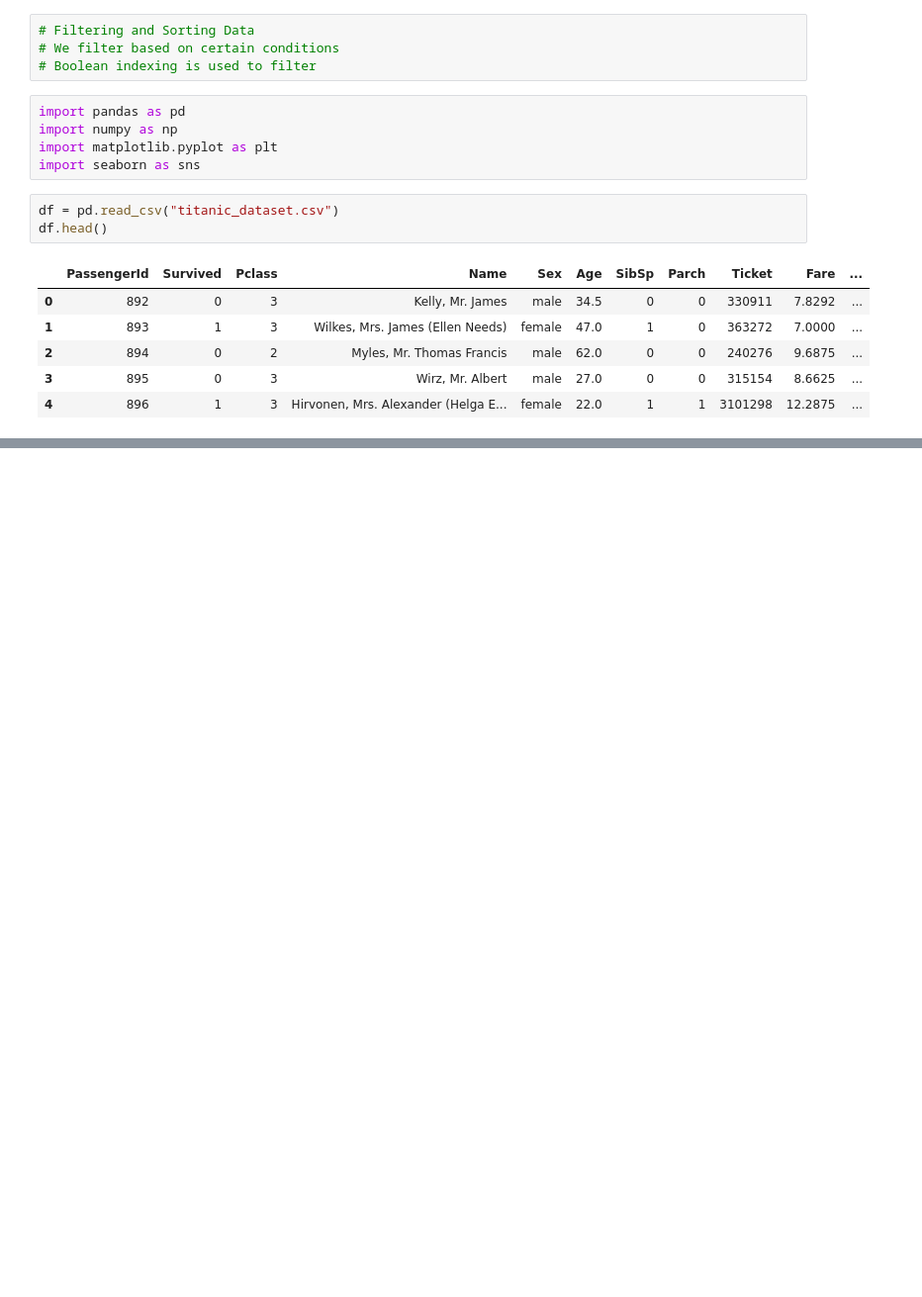
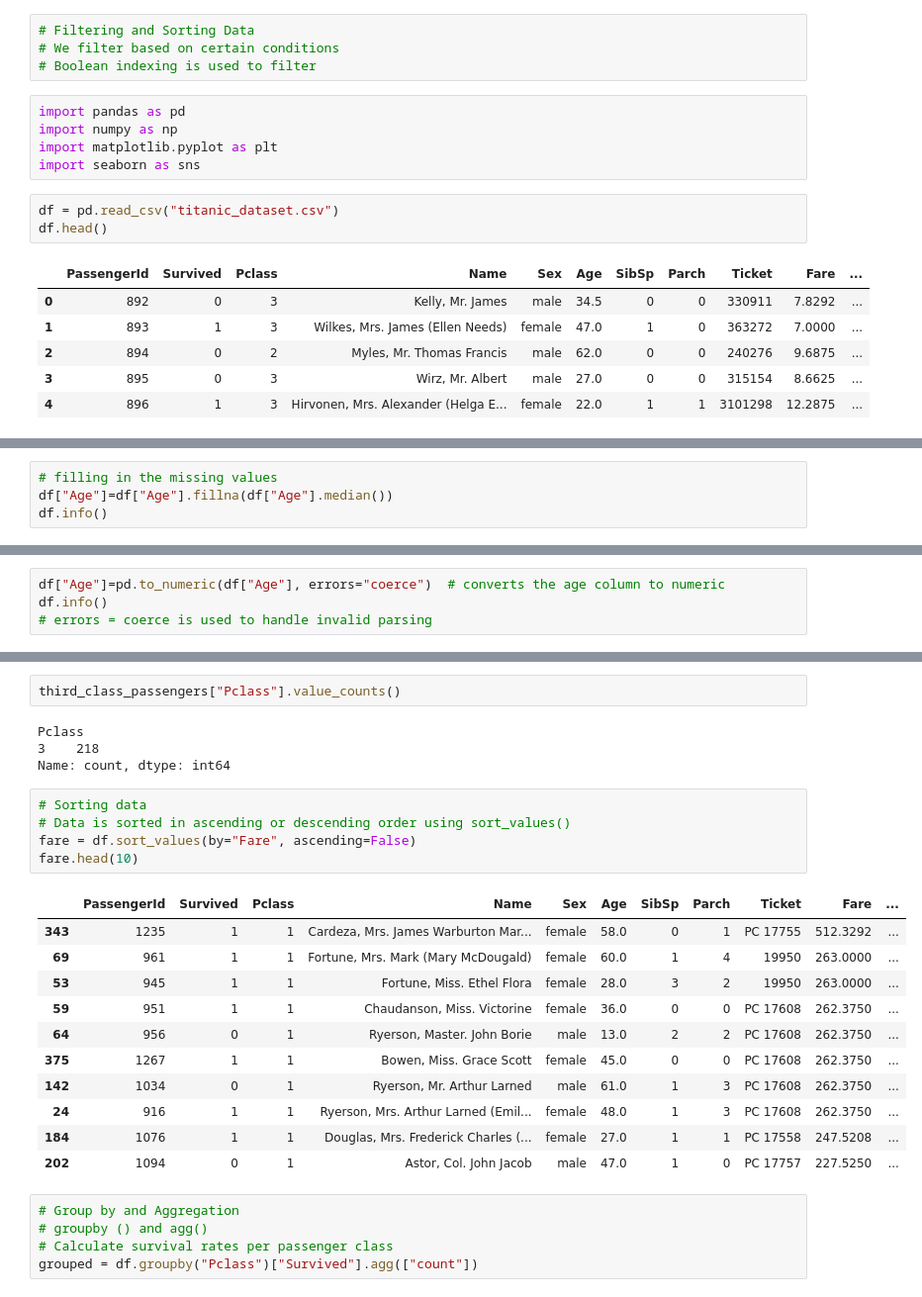
Before and after one commit to Cyrusz55/Cyrus-DataAnalysis-notebook, a Jupyter notebook: luxdev 13th.ipynb, the cells around one changed output, grey strips where cells are left out. Shown: that part at 99% size. Drawn from its saved outputs; the diff is of its cells as text; blank space fills up the shorter version.

```diff
--- a/luxdev 13th.ipynb
+++ b/luxdev 13th.ipynb
@@ -35,0 +86,4 @@ df.tail()
+# %%
+# filling in the missing values
+df["Age"]=df["Age"].fillna(df["Age"].median())
+df.info()
@@ -35,0 +110,4 @@ df.tail()
+# %%
+df["Age"]=pd.to_numeric(df["Age"], errors="coerce")  # converts the age column to numeric
+df.info()
+# errors = coerce is used to handle invalid parsing
@@ -35,0 +186,28 @@ df.tail()
+# %%
+third_class_passengers["Pclass"].value_counts()
+# %% [output]
+Pclass
+3    218
+Name: count, dtype: int64
+# %%
+# Sorting data
+# Data is sorted in ascending or descending order using sort_values()
+fare = df.sort_values(by="Fare", ascending=False)
+fare.head(10)
+# %% [output]
+|  | PassengerId | Survived | Pclass | Name | Sex | Age | SibSp | Parch | Ticket | Fare | ... |
+| 343 | 1235 | 1 | 1 | Cardeza, Mrs. James Warburton Mar... | female | 58.0 | 0 | 1 | PC 17755 | 512.3292 | ... |
+| 69 | 961 | 1 | 1 | Fortune, Mrs. Mark (Mary McDougald) | female | 60.0 | 1 | 4 | 19950 | 263.0000 | ... |
+| 53 | 945 | 1 | 1 | Fortune, Miss. Ethel Flora | female | 28.0 | 3 | 2 | 19950 | 263.0000 | ... |
+| 59 | 951 | 1 | 1 | Chaudanson, Miss. Victorine | female | 36.0 | 0 | 0 | PC 17608 | 262.3750 | ... |
+| 64 | 956 | 0 | 1 | Ryerson, Master. John Borie | male | 13.0 | 2 | 2 | PC 17608 | 262.3750 | ... |
+| 375 | 1267 | 1 | 1 | Bowen, Miss. Grace Scott | female | 45.0 | 0 | 0 | PC 17608 | 262.3750 | ... |
+| 142 | 1034 | 0 | 1 | Ryerson, Mr. Arthur Larned | male | 61.0 | 1 | 3 | PC 17608 | 262.3750 | ... |
+| 24 | 916 | 1 | 1 | Ryerson, Mrs. Arthur Larned (Emil... | female | 48.0 | 1 | 3 | PC 17608 | 262.3750 | ... |
+| 184 | 1076 | 1 | 1 | Douglas, Mrs. Frederick Charles (... | female | 27.0 | 1 | 1 | PC 17558 | 247.5208 | ... |
+| 202 | 1094 | 0 | 1 | Astor, Col. John Jacob | male | 47.0 | 1 | 0 | PC 17757 | 227.5250 | ... |
+# %%
+# Group by and Aggregation
+# groupby () and agg()
+# Calculate survival rates per passenger class
+grouped = df.groupby("Pclass")["Survived"].agg(["count"])
```
Also changed, not shown: parts of 13 cells of this notebook, 3 other files.
